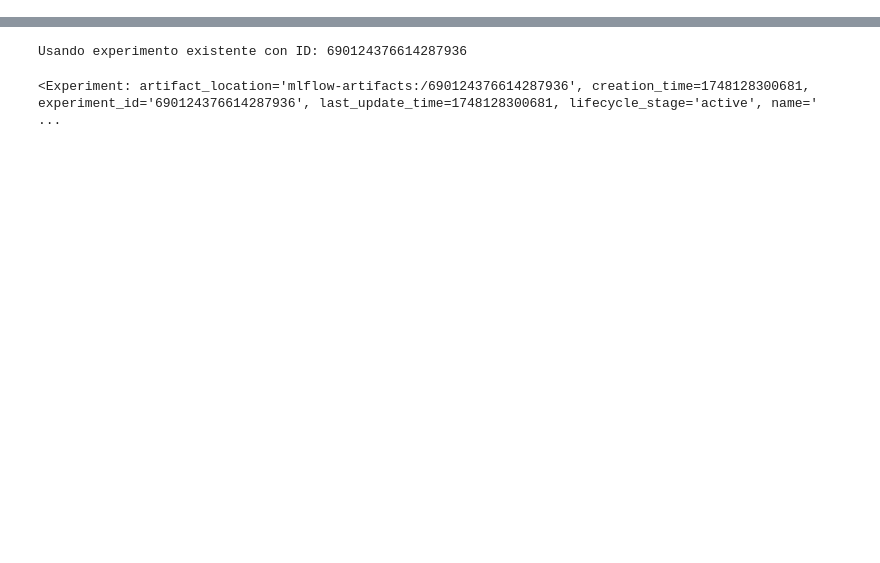
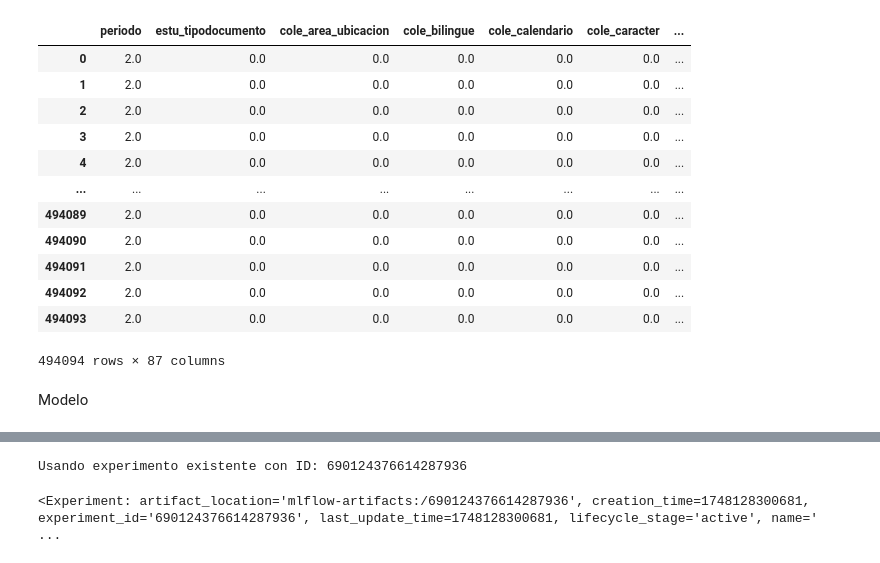
Before and after one commit to sofisacmu/proyecto2, a Jupyter notebook: Modelamiento/modelo.ipynb, the cells around one changed output, grey strips where cells are left out. Drawn from its saved outputs; the diff is of its cells as text; code cells hidden in the pictures; blank space fills up the shorter version.

```diff
--- a/Modelamiento/modelo.ipynb
+++ b/Modelamiento/modelo.ipynb
@@ -165,7 +80,6 @@ def transform_new_data(new_data, encoders, reference_columns):
 # %%
-categorical_columns = ['cole_depto_ubicacion', 'cole_jornada',
-                      'cole_naturaleza', 'fami_educacionmadre', 'fami_educacionpadre',
-                      'fami_estratovivienda']
+categorical_columns = ['cole_depto_ubicacion', 'cole_jornada', 'cole_naturaleza',
+                       'fami_educacionmadre', 'fami_educacionpadre', 'fami_estratovivienda']
 # %%
 df_processed, encoders = create_encoders_and_transform(df, categorical_columns)
 # %%
@@ -173,6 +87,24 @@ feature_columns = [col for col in df_processed.columns if col != 'resultado']
 X = df_processed[feature_columns]
 y = df['resultado']
 y = y.map({'no_exitoso': 0, 'exitoso': 1})
+# %%
+df_processed
+# %% [output]
+|  | periodo | estu_tipodocumento | cole_area_ubicacion | cole_bilingue | cole_calendario | cole_caracter | ... |
+| 0 | 2.0 | 0.0 | 0.0 | 0.0 | 0.0 | 0.0 | ... |
+| 1 | 2.0 | 0.0 | 0.0 | 0.0 | 0.0 | 0.0 | ... |
+| 2 | 2.0 | 0.0 | 0.0 | 0.0 | 0.0 | 0.0 | ... |
+| 3 | 2.0 | 0.0 | 0.0 | 0.0 | 0.0 | 0.0 | ... |
+| 4 | 2.0 | 0.0 | 0.0 | 0.0 | 0.0 | 0.0 | ... |
+| ... | ... | ... | ... | ... | ... | ... | ... |
+| 494089 | 2.0 | 0.0 | 0.0 | 0.0 | 0.0 | 0.0 | ... |
+| 494090 | 2.0 | 0.0 | 0.0 | 0.0 | 0.0 | 0.0 | ... |
+| 494091 | 2.0 | 0.0 | 0.0 | 0.0 | 0.0 | 0.0 | ... |
+| 494092 | 2.0 | 0.0 | 0.0 | 0.0 | 0.0 | 0.0 | ... |
+| 494093 | 2.0 | 0.0 | 0.0 | 0.0 | 0.0 | 0.0 | ... |
+494094 rows × 87 columns
+# %% [markdown]
+Modelo
 # %%
 columns_info = {
     'feature_columns': list(X.columns),
```
Also changed, not shown: parts of 5 cells of this notebook, 4 other files.
